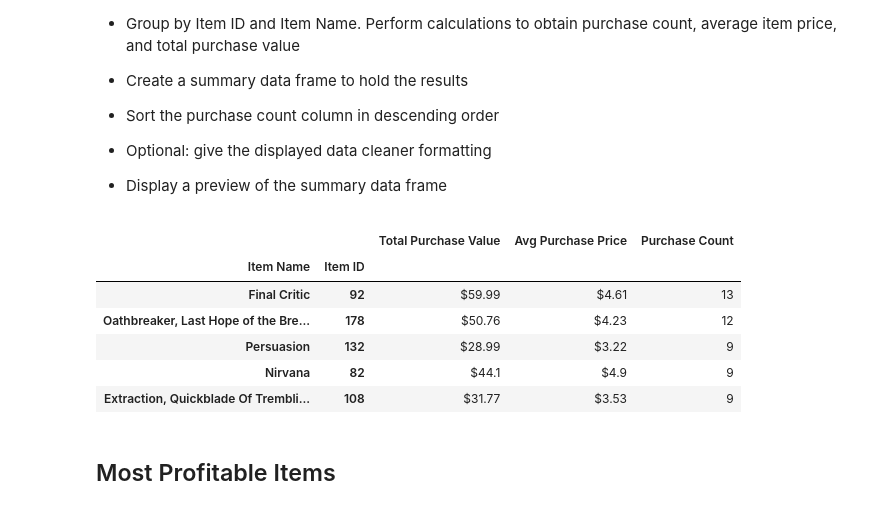
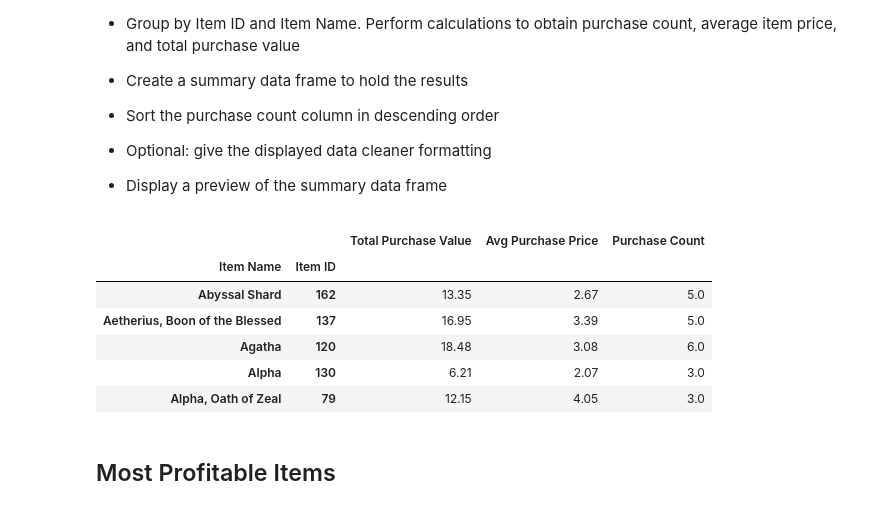
Before and after one commit to George-R/pandas-challenge, a Jupyter notebook: HeroesOfPymoli/HeroesOfPymoli.ipynb, the cells around one changed output. Drawn from its saved outputs; the diff is of its cells as text; code cells hidden in the pictures.

```diff
--- a/HeroesOfPymoli/HeroesOfPymoli.ipynb
+++ b/HeroesOfPymoli/HeroesOfPymoli.ipynb
@@ -369,32 +361,32 @@ player_pur_data_sort.head()
 # %%
 
 
 player_pur_data2 = purchase_data.groupby(['Item Name', 'Item ID']).apply(f)
 
 purchase_value_count = round(player_pur_data2['Total Purchase Value']/player_pur_data2['Avg Purchase Price'], 0)
 
 
 player_pur_data2["Purchase Count"] = purchase_value_count
-
+ppd3 = player_pur_data2
 
 player_pur_data2 = player_pur_data2.sort_values(by = "Purchase Count", ascending = False)
 
+
 player_pur_data2['Total Purchase Value'] = player_pur_data2['Total Purchase Value'].apply(lambda x: '${:.4}'.format((x)))
 player_pur_data2['Avg Purchase Price'] = player_pur_data2['Avg Purchase Price'].apply(lambda x: '${:.3}'.format((x)))
-player_pur_data2.loc[:,'Purchase Count'] = player_pur_data2['Purchase Count'].astype(int)
 
 
 
 
-player_pur_data2.head()
+ppd3.head()
 # %% [output]
 |  |  | Total Purchase Value | Avg Purchase Price | Purchase Count |
 | Item Name | Item ID |  |  |  |
-| Final Critic | 92 | $59.99 | $4.61 | 13 |
-| Oathbreaker, Last Hope of the Bre... | 178 | $50.76 | $4.23 | 12 |
-| Persuasion | 132 | $28.99 | $3.22 | 9 |
-| Nirvana | 82 | $44.1 | $4.9 | 9 |
-| Extraction, Quickblade Of Trembli... | 108 | $31.77 | $3.53 | 9 |
+| Abyssal Shard | 162 | 13.35 | 2.67 | 5.0 |
+| Aetherius, Boon of the Blessed | 137 | 16.95 | 3.39 | 5.0 |
+| Agatha | 120 | 18.48 | 3.08 | 6.0 |
+| Alpha | 130 | 6.21 | 2.07 | 3.0 |
+| Alpha, Oath of Zeal | 79 | 12.15 | 4.05 | 3.0 |
 # %% [markdown]
 ## Most Profitable Items
 # %% [markdown]
```
Also changed, not shown: parts of 3 cells of this notebook, 2 other files.
